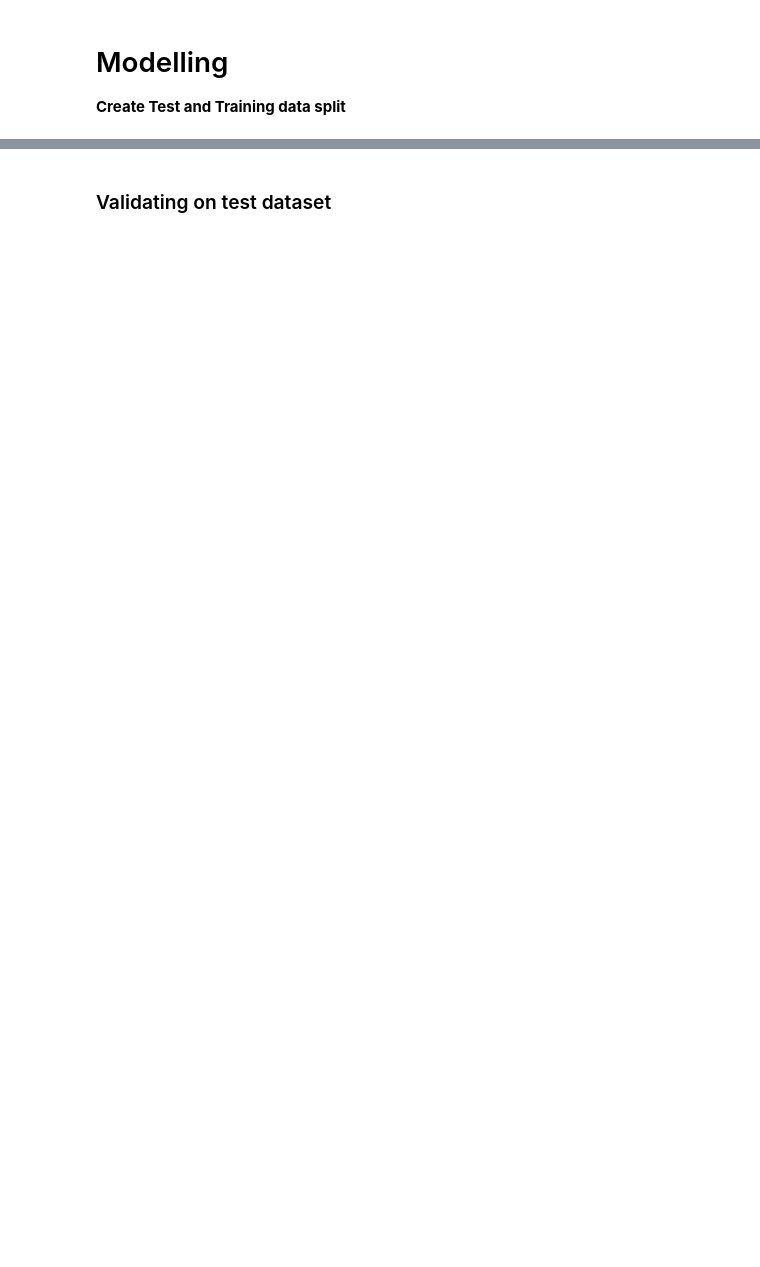
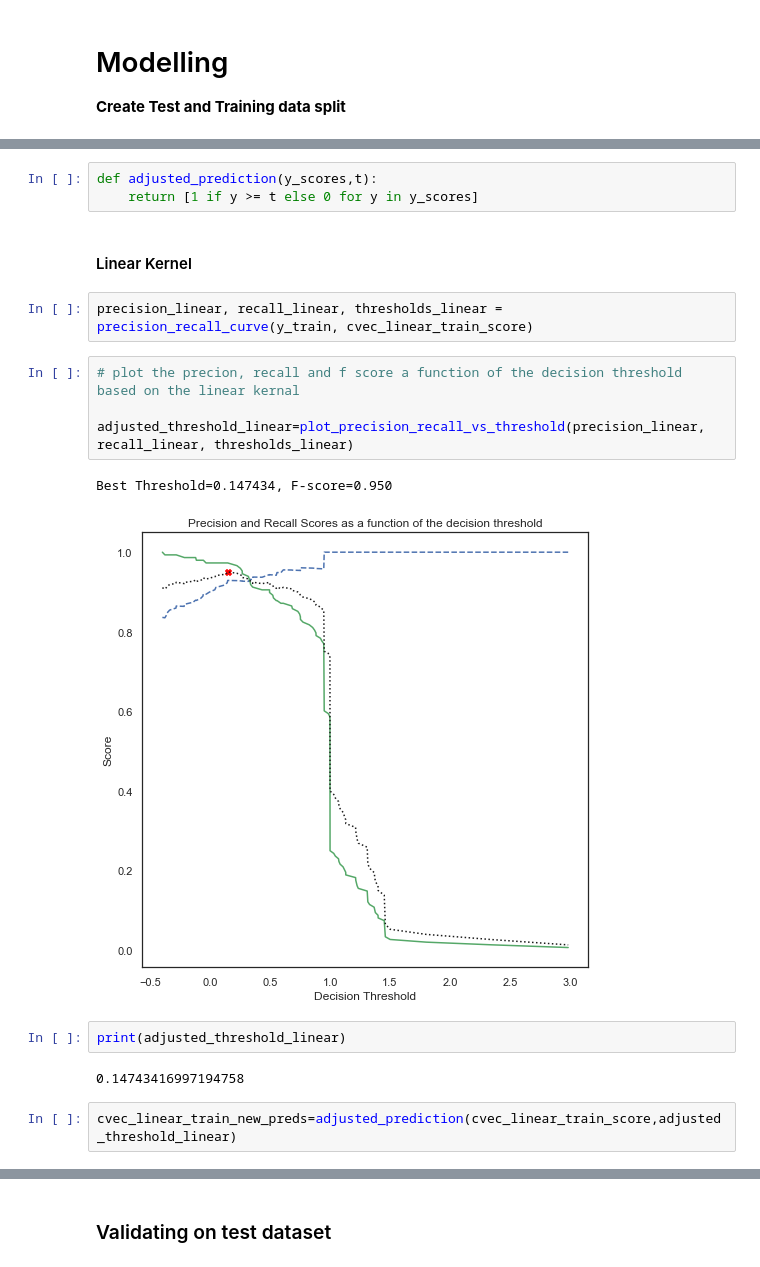
Before and after one commit to vivianyiny/eczema, a Jupyter notebook: Preprocessing & Modeling_tuning.ipynb, the cells around one changed output, grey strips where cells are left out. Saved outputs shown, nothing was run; the diff lists cells and outputs as text; blank space fills up the shorter version.

```diff
--- a/Preprocessing & Modeling_tuning.ipynb
+++ b/Preprocessing & Modeling_tuning.ipynb
@@ -323,0 +412,20 @@ plot_precision_recall_vs_threshold(p, r, thresholds)
+# %%
+def adjusted_prediction(y_scores,t):
+    return [1 if y >= t else 0 for y in y_scores]
+# %% [markdown]
+#### Linear Kernel
+# %%
+precision_linear, recall_linear, thresholds_linear = precision_recall_curve(y_train, cvec_linear_train_score)
+# %%
+# plot the precion, recall and f score a function of the decision threshold based on the linear kernal
+
+adjusted_threshold_linear=plot_precision_recall_vs_threshold(precision_linear, recall_linear, thresholds_linear)
+# %% [output]
+Best Threshold=0.147434, F-score=0.950
+[figure, added]
+# %%
+print(adjusted_threshold_linear)
+# %% [output]
+0.14743416997194758
+# %%
+cvec_linear_train_new_preds=adjusted_prediction(cvec_linear_train_score,adjusted_threshold_linear)
```
Also changed, not shown: parts of 69 cells of this notebook.
